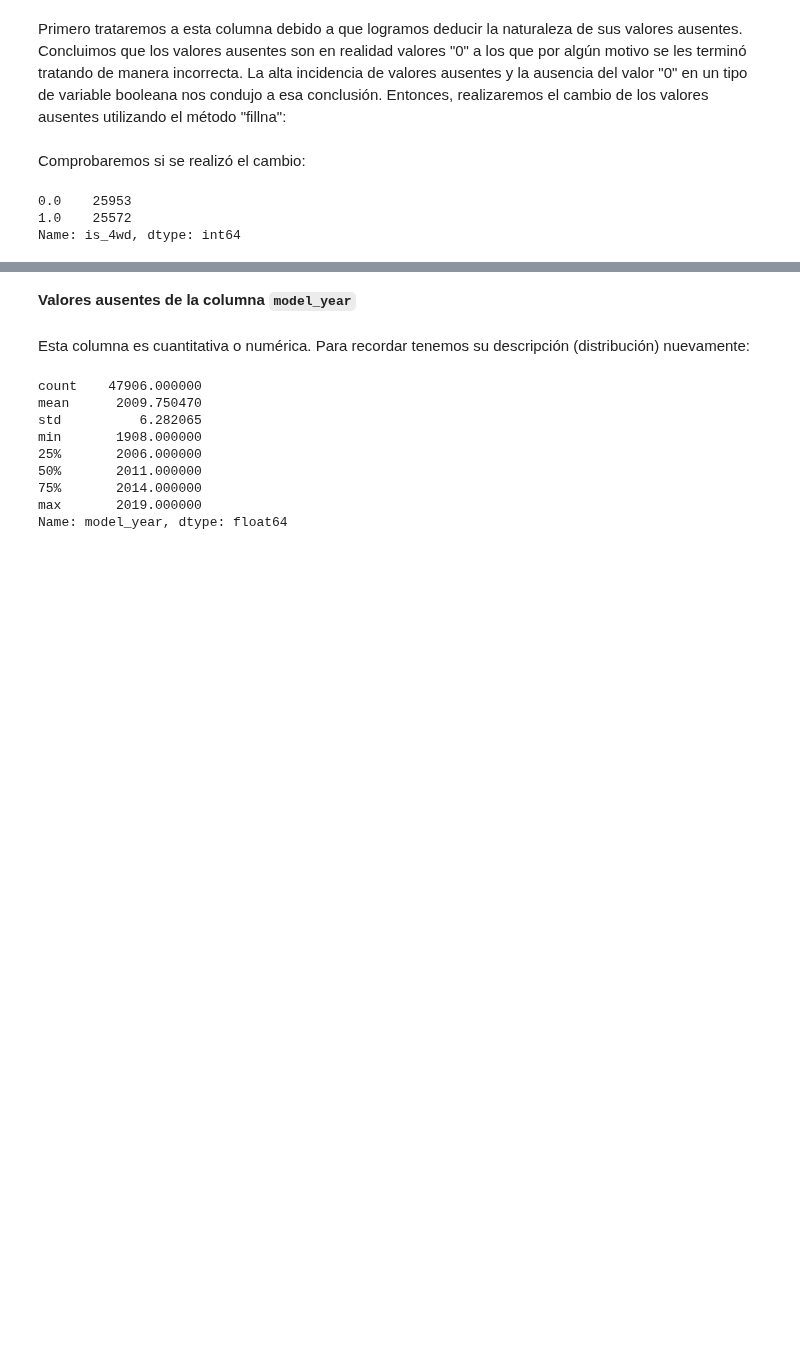
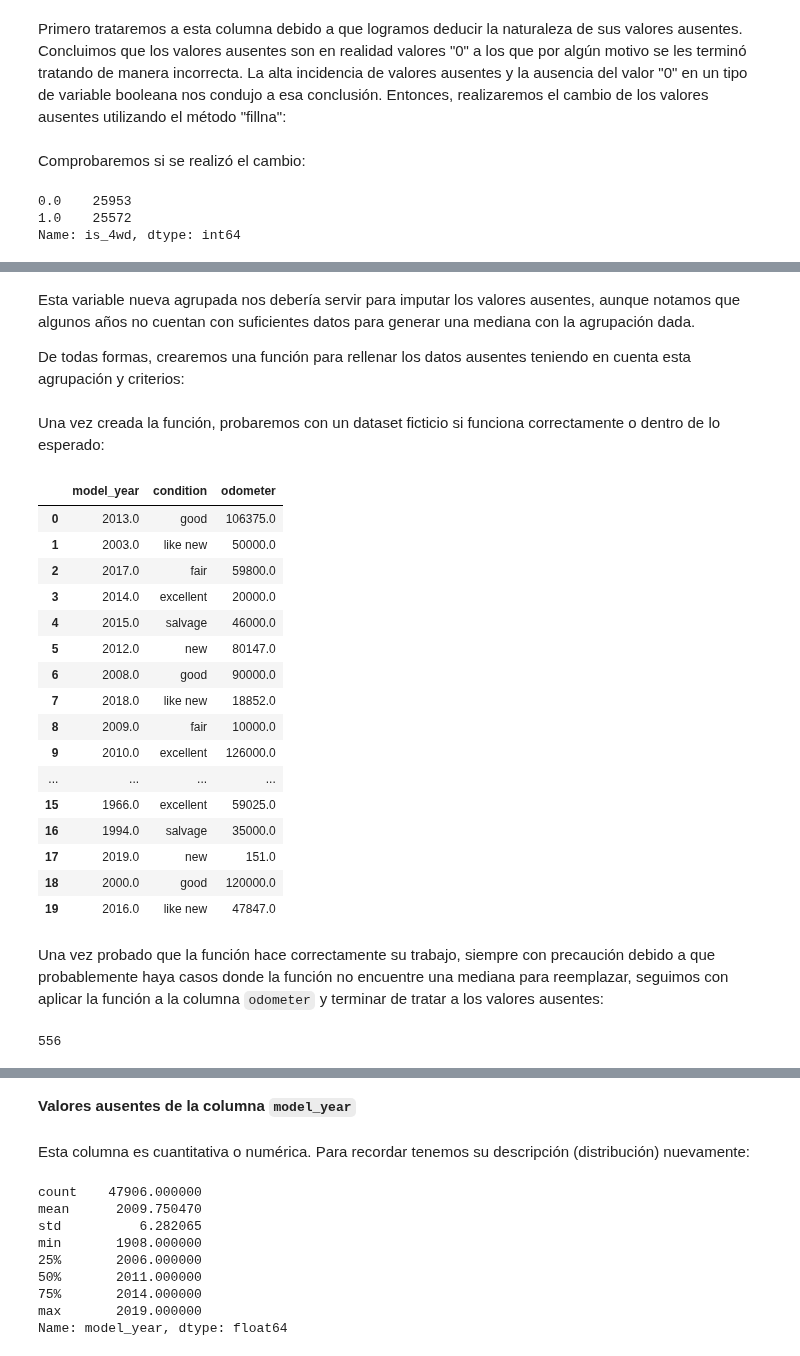
Before and after one commit to ChristianMartinezCaceres/Practicum-portfolio, a Jupyter notebook: 03_vehicle_price_Analysis/vehicle_price_analysis_notebook.ipynb, the cells around one changed output, grey strips where cells are left out. Saved outputs shown, nothing was run; the diff lists cells and outputs as text; code cells hidden in the pictures; blank space fills up the shorter version.

Commit message:
segundo tratamiento valores ausentes odometer

```diff
--- a/03_vehicle_price_Analysis/vehicle_price_analysis_notebook.ipynb
+++ b/03_vehicle_price_Analysis/vehicle_price_analysis_notebook.ipynb
@@ -322,0 +342,3 @@ Name: is_4wd, dtype: int64
+# %%
+cars_odometer = cars.groupby(['model_year', 'condition'])['odometer'].median()
+cars_odometer.head(20)
@@ -322,0 +363,44 @@ Name: is_4wd, dtype: int64
+# %% [markdown]
+Esta variable nueva agrupada nos debería servir para imputar los valores ausentes, aunque notamos que algunos años no cuentan con suficientes datos para generar una mediana con la agrupación dada.
+
+De todas formas, crearemos una función para rellenar los datos ausentes teniendo en cuenta esta agrupación y criterios:
+# %%
+def fillna_odometer(data):
+    model_year = data['model_year']
+    condition = data['condition']
+    odometer = data['odometer']
+    if pd.isna(odometer):
+        try:
+            return cars_odometer.loc[(model_year, condition)]
+        except:
+            return np.nan
+    return odometer
+# %% [markdown]
+Una vez creada la función, probaremos con un dataset ficticio si funciona correctamente o dentro de lo esperado:
+# %%
+data0 = {'model_year': [2013., 2003., 2017., 2014., 2015., 2012., 2008., 2018., 2009., 2010., 2007., 2004., 2005., 2001., 2006., 1966., 1994., 2019., 2000., 2016.],
+         'condition': ['good', 'like new', 'fair', 'excellent', 'salvage', 'new', 'good', 'like new', 'fair', 'excellent', 'salvage', 'new', 'good', 'like new', 'fair', 'excellent', 'salvage', 'new', 'good', 'like new'],
+          'odometer': [None, 50000, None, 20000, None, None, 90000, None, 10000, None, None, 45000, None, 20100, None, None, 35000, None, 120000, None]} # Creando el dataframe de prueba
+data_test0 = pd.DataFrame(data0) # Creando el dataframe de prueba
+data_test0['odometer'] = data_test0.apply(fillna_odometer, axis=1) # Comprobando si funciona
+data_test0
+# %% [output]
+|  | model_year | condition | odometer |
+| 0 | 2013.0 | good | 106375.0 |
+| 1 | 2003.0 | like new | 50000.0 |
+| 2 | 2017.0 | fair | 59800.0 |
+| 3 | 2014.0 | excellent | 20000.0 |
+| 4 | 2015.0 | salvage | 46000.0 |
+| 5 | 2012.0 | new | 80147.0 |
+| 6 | 2008.0 | good | 90000.0 |
+| 7 | 2018.0 | like new | 18852.0 |
+| 8 | 2009.0 | fair | 10000.0 |
+| 9 | 2010.0 | excellent | 126000.0 |
+| ... | ... | ... | ... |
+| 15 | 1966.0 | excellent | 59025.0 |
+| 16 | 1994.0 | salvage | 35000.0 |
+| 17 | 2019.0 | new | 151.0 |
+| 18 | 2000.0 | good | 120000.0 |
+| 19 | 2016.0 | like new | 47847.0 |
+# %% [markdown]
+Una vez probado que la función hace correctamente su trabajo, siempre con precaución debido a que probablemente haya casos donde la función no encuentre una mediana para reemplazar, seguimos con aplicar la función a la columna `odometer` y terminar de tratar a los valores ausentes:
@@ -322,0 +409,4 @@ Name: is_4wd, dtype: int64
+# %%
+print(cars['odometer'].isna().sum())
+# %% [output]
+556
```
Also changed, not shown: parts of 13 cells of this notebook.
